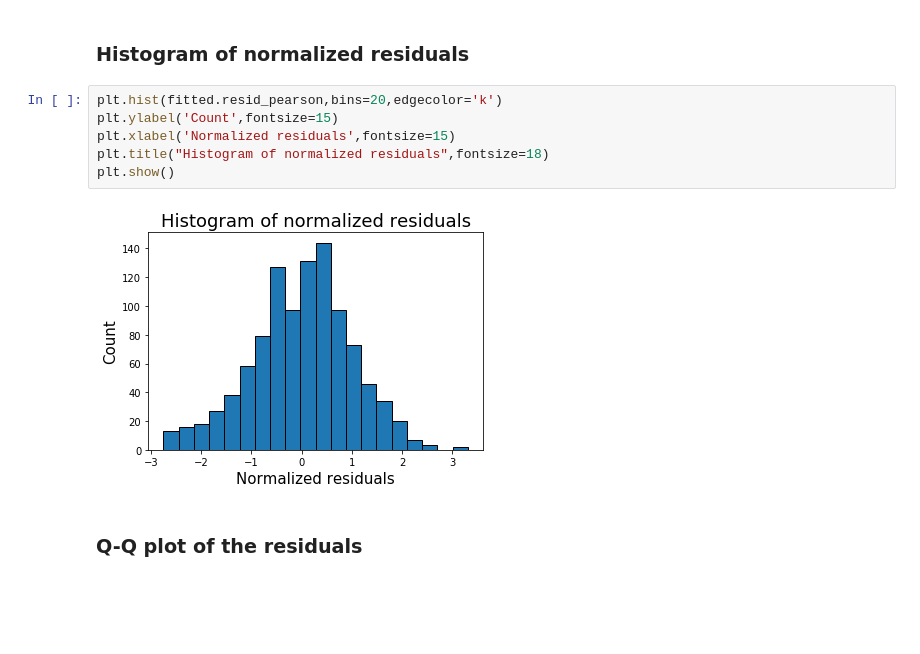
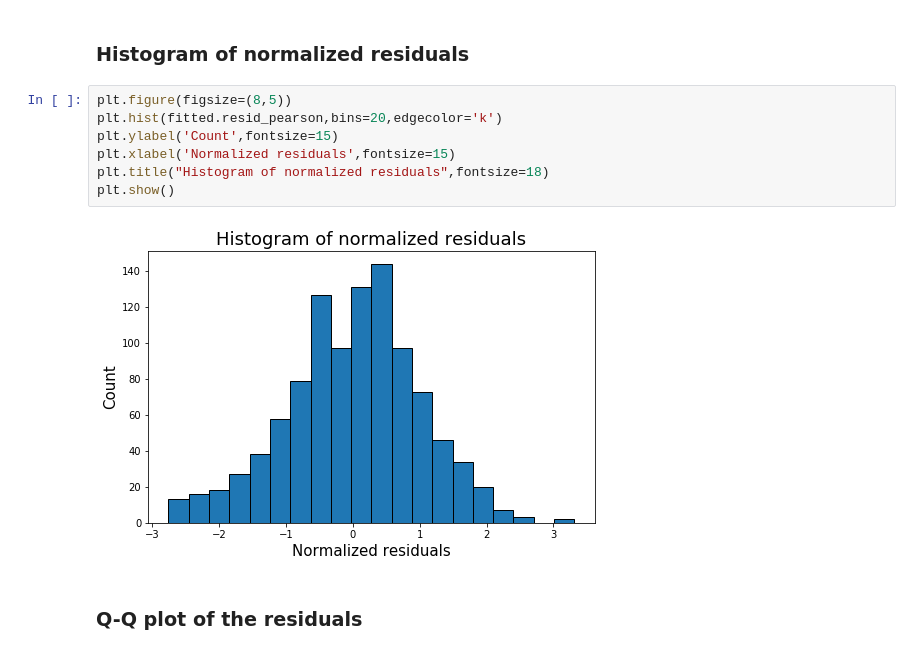
Before and after one commit to naturalspirit-dev/Machine-Learning-Jupyter, a Jupyter notebook: Regression/Regression_Diagnostics.ipynb, the cells around one changed output. Saved outputs shown, nothing was run; the diff lists cells and outputs as text; blank space fills up the shorter version.

```diff
--- a/Regression/Regression_Diagnostics.ipynb
+++ b/Regression/Regression_Diagnostics.ipynb
@@ -248,13 +254,14 @@ plt.show()
 # %% [markdown]
 ### Histogram of normalized residuals
 # %%
+plt.figure(figsize=(8,5))
 plt.hist(fitted.resid_pearson,bins=20,edgecolor='k')
 plt.ylabel('Count',fontsize=15)
 plt.xlabel('Normalized residuals',fontsize=15)
 plt.title("Histogram of normalized residuals",fontsize=18)
 plt.show()
 # %% [output]
-[figure, old version]
+[figure, new version]
 # %% [markdown]
 ### Q-Q plot of the residuals
 # %%
```
Also changed, not shown: parts of 5 cells of this notebook.
